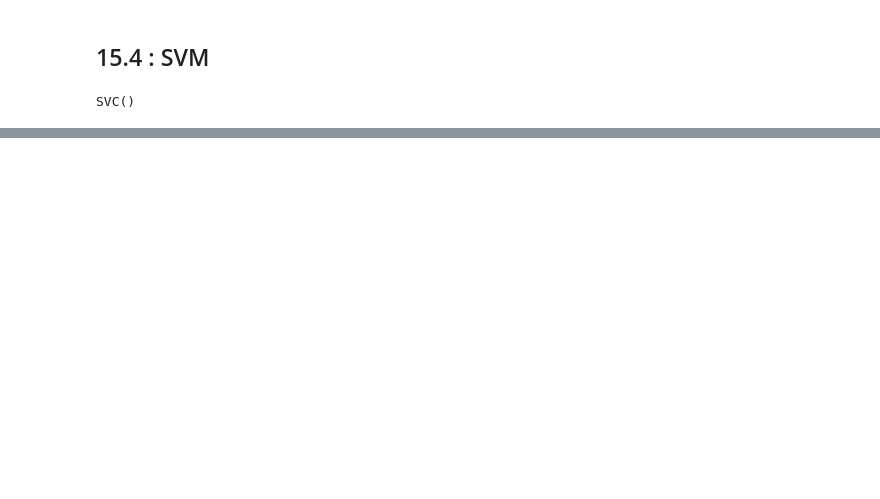
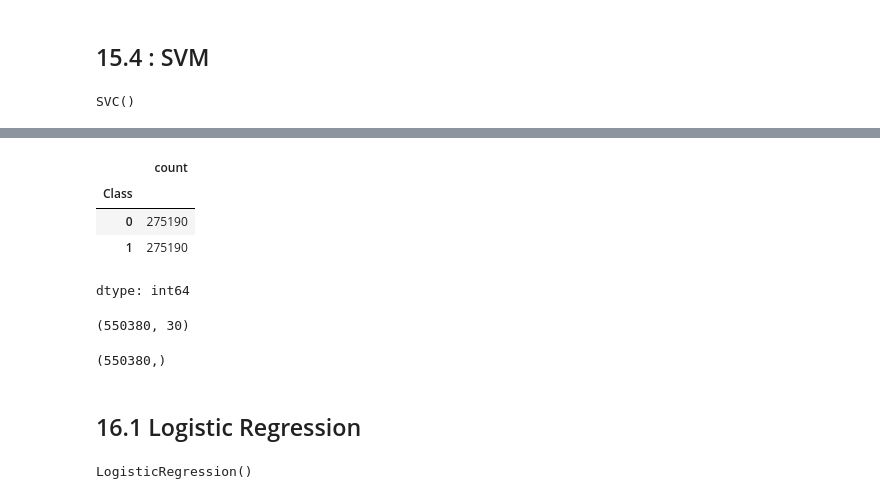
Before and after one commit to SurekhaBerlin/Credit-Card-Fraud-Prediction-using-ML, a Jupyter notebook: Credit_Card_Fraud_Prediction_using_ML_ipynb.ipynb, the cells around one changed output, grey strips where cells are left out. Drawn from its saved outputs; the diff is of its cells as text; code cells hidden in the pictures; blank space fills up the shorter version.

```diff
--- a/Credit_Card_Fraud_Prediction_using_ML_ipynb.ipynb
+++ b/Credit_Card_Fraud_Prediction_using_ML_ipynb.ipynb
@@ -424,0 +466,3 @@ final_data
+# %%
+X = df.drop('Class', axis=1)
+y = df['Class']
@@ -424,0 +479,15 @@ final_data
+# %%
+# Remove rows with missing target values
+X = X[~y.isnull()]
+y = y.dropna()
+# %%
+# Apply SMOTE to the cleaned data
+X_res, y_res = SMOTE().fit_resample(X, y)
+# %%
+y_res.value_counts()
+# %% [output]
+|  | count |
+| Class |  |
+| 0 | 275190 |
+| 1 | 275190 |
+dtype: int64
@@ -424,0 +496,15 @@ final_data
+# %%
+X_res.shape
+# %% [output]
+(550380, 30)
+# %%
+y_res.shape
+# %% [output]
+(550380,)
+# %% [markdown]
+## 16.1 Logistic Regression
+# %%
+logreg = LogisticRegression()
+logreg.fit(X_train, y_train)
+# %% [output]
+LogisticRegression()
```
Also changed, not shown: parts of 45 cells of this notebook.
